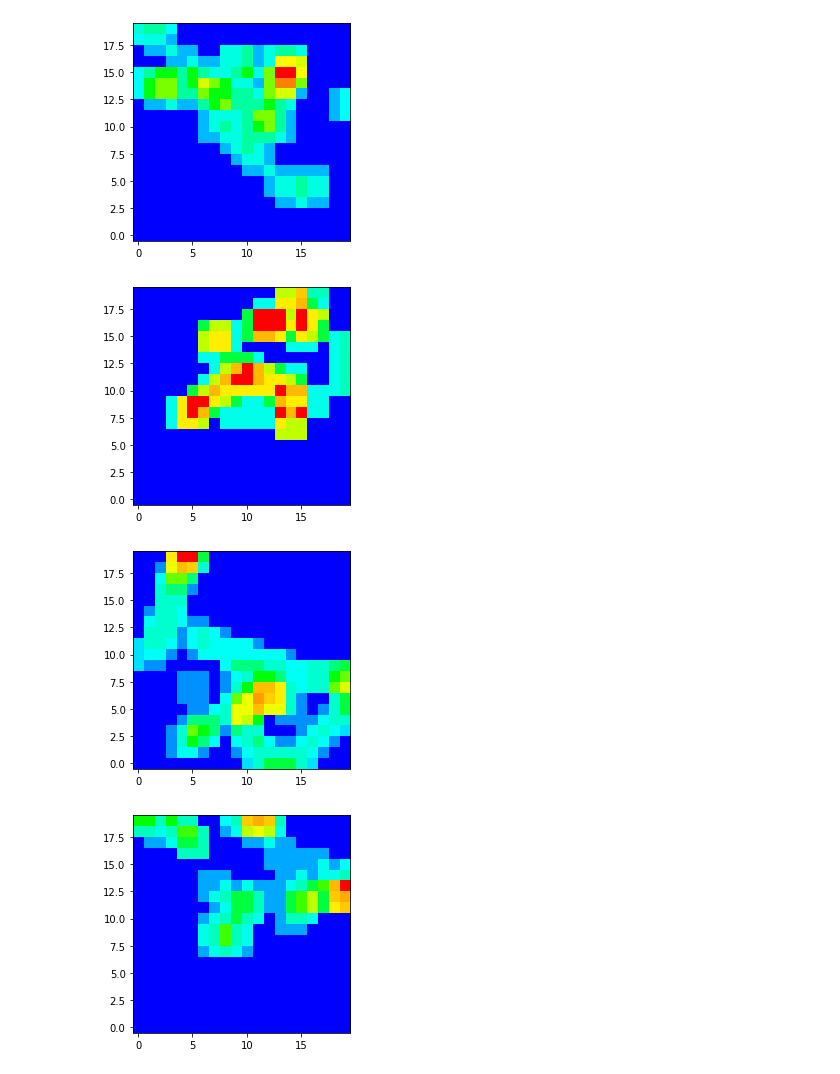
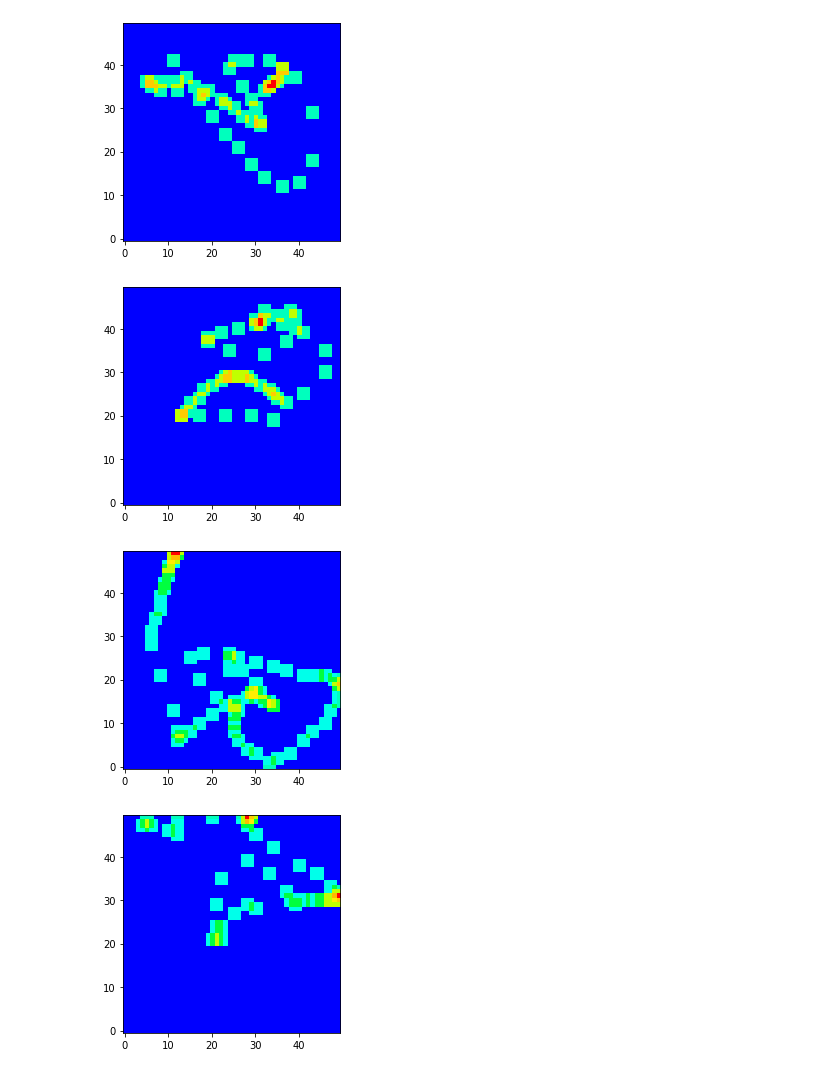
Before and after one commit to sskett/cosc301, a Jupyter notebook: testing.ipynb, the cells around one changed output. Cells and saved outputs as stored; diff of their text form; code cells hidden in the pictures.

Commit message:
Added gaussian smoothing to heatmap plots Added heatmap plotting to main program

```diff
--- a/testing.ipynb
+++ b/testing.ipynb
@@ -6,14 +6,18 @@ from matplotlib.colors import LinearSegmentedColormap
 # %%
 play_df = pd.read_csv('d20_intermediate_files/play_results.csv')
 frame_df = pd.read_csv('d20_intermediate_files/frame_results.csv')
+# %%
+def smooth(series, window=5, centering=True):
+    s_df = series.rolling(window=window, win_type='gaussian', center=centering).mean(std=1)
+    return s_df.dropna()
 # %%
 def plot_prob_heatmap(df, x_col, x_dim, y_col, y_dim, game_id, play_id):
 
     def normalise_df(df_n):
         return df_n / df_n.max() * 0.999
 
-    x = normalise_df(df.loc[(df['gameId'] == game_id) & (df['playId'] == play_id)][x_col]).tolist()
-    y = normalise_df(df.loc[(df['gameId'] == game_id) & (df['playId'] == play_id)][y_col]).tolist()
+    x = smooth(normalise_df(df.loc[(df['gameId'] == game_id) & (df['playId'] == play_id)][x_col])).tolist()
+    y = smooth(normalise_df(df.loc[(df['gameId'] == game_id) & (df['playId'] == play_id)][y_col])).tolist()
 
     bins = np.zeros(x_dim * y_dim).reshape((x_dim, y_dim))
 
@@ -47,5 +51,5 @@ game = 2018090600
 plays = frame_df.loc[(frame_df['gameId'] == game)]['playId'].unique().tolist()
 
 for play in plays:
-    plot_prob_heatmap(frame_df, 'offense_p_group', 20, 'offense_m_group', 20, game, play)
+    plot_prob_heatmap(frame_df, 'offense_p_group', 50, 'offense_m_group', 50, game, play)
 # %% [output]
@@ -53,7 +57,7 @@ for play in plays:
-[figure, old version]
+[figure, new version]
-[figure, old version]
+[figure, new version]
-[figure, old version]
+[figure, new version]
-[figure, old version]
+[figure, new version]
 # %%
 # p_group vs v_group
 game = 2018090600
```
Also changed, not shown: parts of 3 cells of this notebook, 4 other files.
